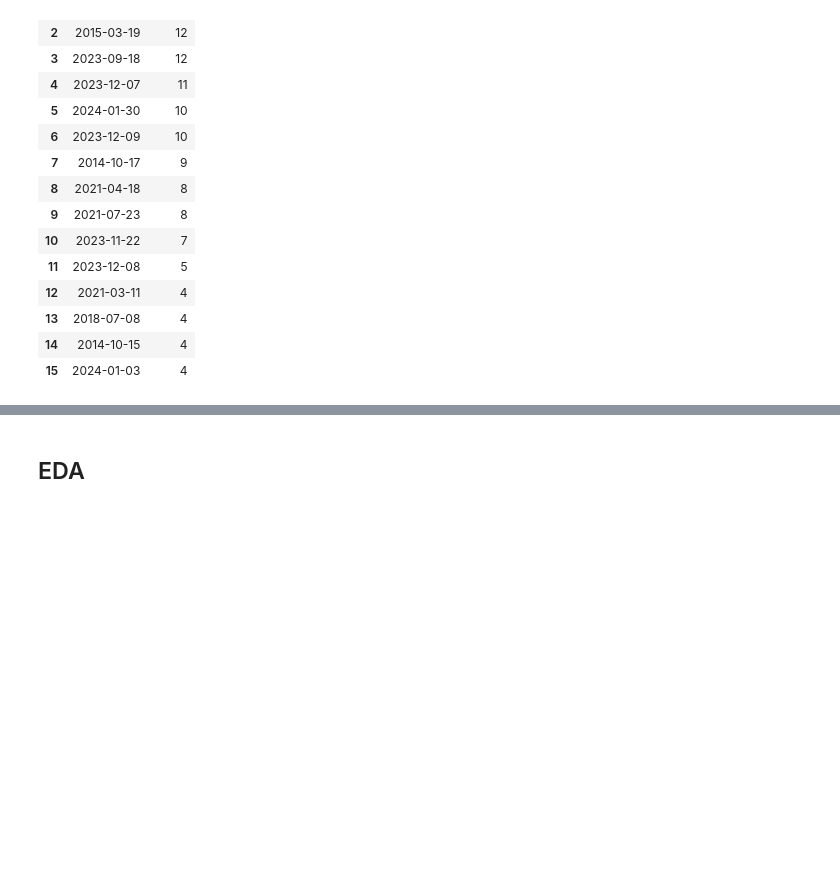
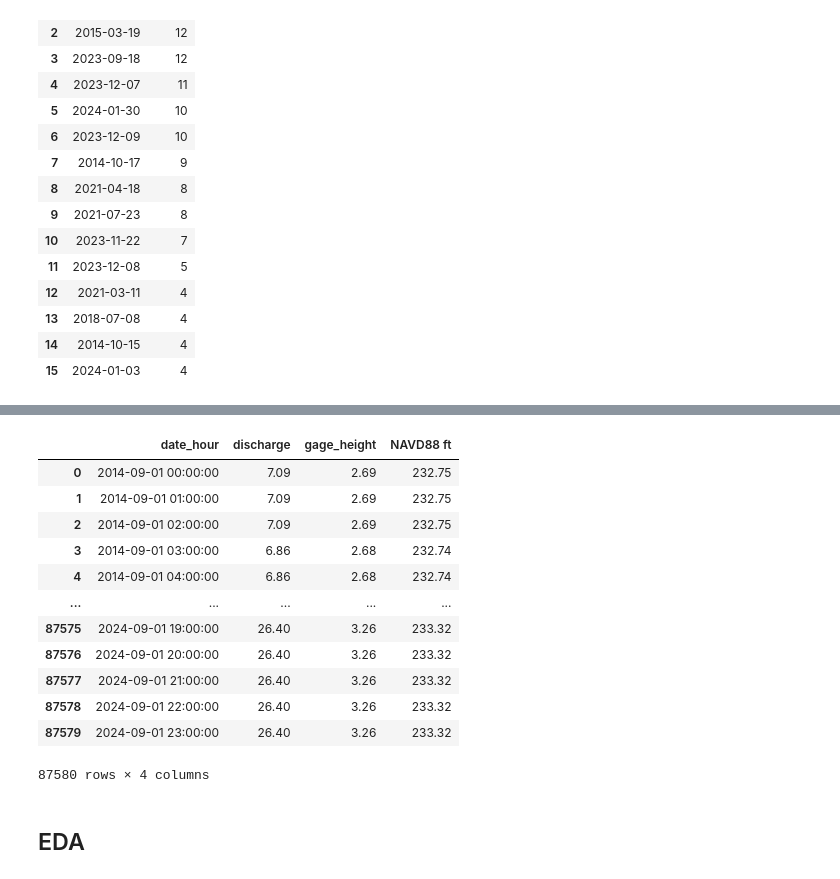
Before and after one commit to TheresaFregoso/Flood-Prediction-by-Rainfall, a Jupyter notebook: Predicting Flood Potential.ipynb, the cells around one changed output, grey strips where cells are left out. Saved outputs shown, nothing was run; the diff lists cells and outputs as text; code cells hidden in the pictures; blank space fills up the shorter version.

```diff
--- a/Predicting Flood Potential.ipynb
+++ b/Predicting Flood Potential.ipynb
@@ -1351,0 +1443,11 @@ more_than_3_missing_days_df
+# %%
+# Load the datasets
+file_1 = 'Outputs/transformed_max_flow_data_hourly.csv'
+file_2 = 'Outputs/transformed_stream_gage_data_hourly.csv'
+
+# Reading both CSV files
+df_max_flow = pd.read_csv(file_1)
+df_stream_gage = pd.read_csv(file_2)
+
+# Display the first few rows of both datasets to understand their structure
+df_max_flow.head(), df_stream_gage.head()
@@ -1352,2 +1467,27 @@ more_than_3_missing_days_df
+# %%
+# Merging the two datasets on the 'date_hour' column
+merged_df = pd.merge(df_max_flow, df_stream_gage, on='date_hour')
+# Adding the new column 'NAVD88 ft' by adding 230.06 to each value in the 'gage_height' column
+merged_df['NAVD88 ft'] = merged_df['gage_height'] + 230.06
+
+# Saving the updated dataset to a CSV file
+output_file = 'Outputs/merged_bigtrees_with_NAVD88.csv'
+merged_df.to_csv(output_file, index=False)
+
+merged_df
+# %% [output]
+|  | date_hour | discharge | gage_height | NAVD88 ft |
+| 0 | 2014-09-01 00:00:00 | 7.09 | 2.69 | 232.75 |
+| 1 | 2014-09-01 01:00:00 | 7.09 | 2.69 | 232.75 |
+| 2 | 2014-09-01 02:00:00 | 7.09 | 2.69 | 232.75 |
+| 3 | 2014-09-01 03:00:00 | 6.86 | 2.68 | 232.74 |
+| 4 | 2014-09-01 04:00:00 | 6.86 | 2.68 | 232.74 |
+| ... | ... | ... | ... | ... |
+| 87575 | 2024-09-01 19:00:00 | 26.40 | 3.26 | 233.32 |
+| 87576 | 2024-09-01 20:00:00 | 26.40 | 3.26 | 233.32 |
+| 87577 | 2024-09-01 21:00:00 | 26.40 | 3.26 | 233.32 |
+| 87578 | 2024-09-01 22:00:00 | 26.40 | 3.26 | 233.32 |
+| 87579 | 2024-09-01 23:00:00 | 26.40 | 3.26 | 233.32 |
+87580 rows × 4 columns
 # %% [markdown]
 ## EDA
```
Also changed, not shown: parts of 15 cells of this notebook, 12 other files.
